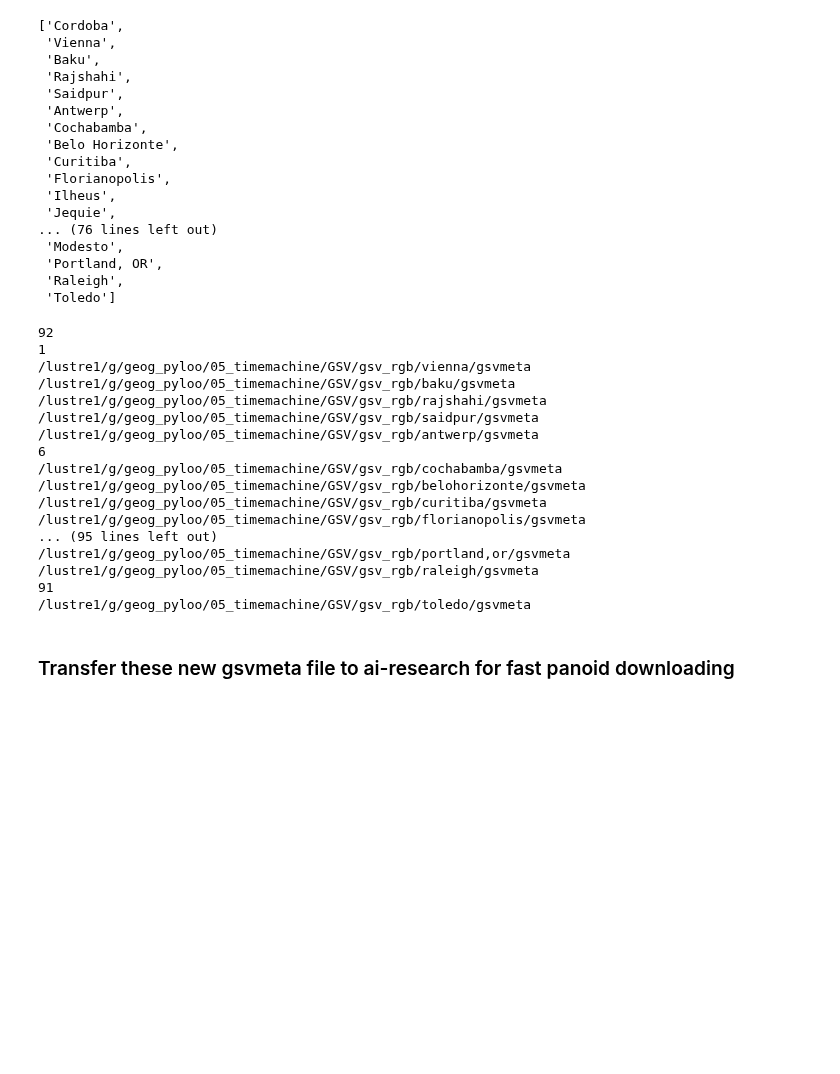
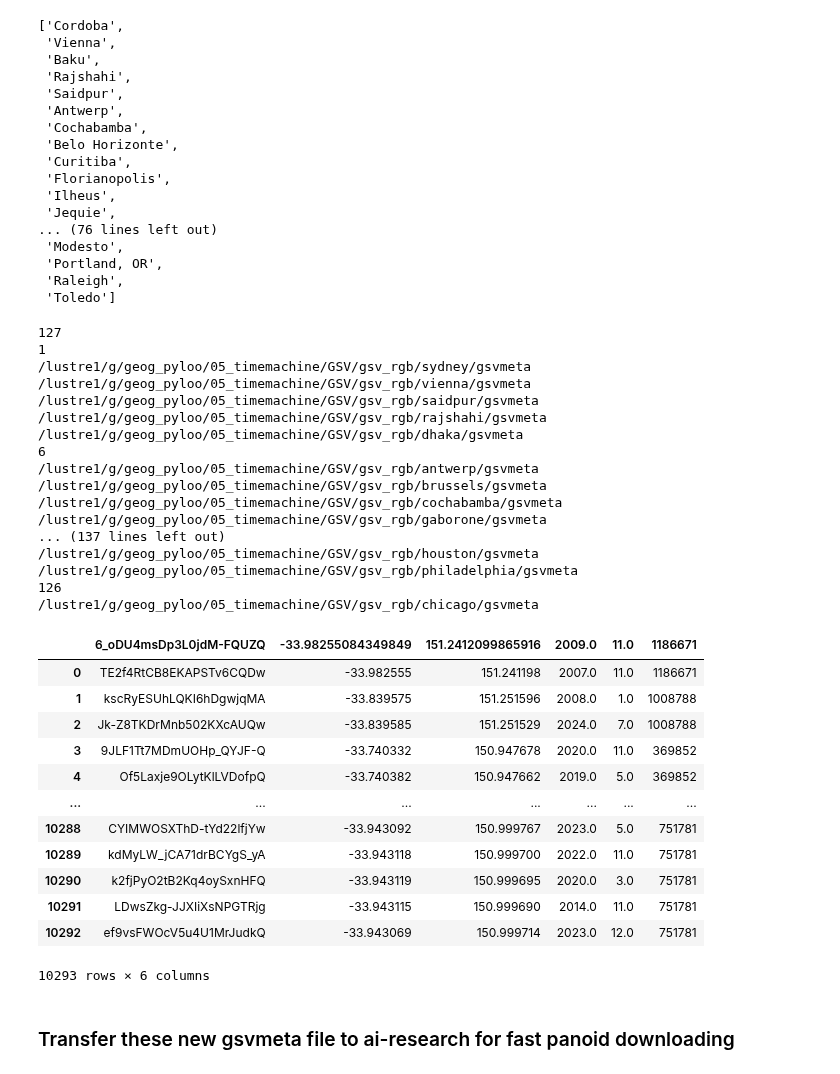
Before and after one commit to brookefzy/uvi-time-machine, a Jupyter notebook: _script/X-data-org/01_downloadpipeline.ipynb, the cells around one changed output. Saved outputs shown, nothing was run; the diff lists cells and outputs as text; code cells hidden in the pictures; blank space fills up the shorter version.

```diff
--- a/_script/X-data-org/01_downloadpipeline.ipynb
+++ b/_script/X-data-org/01_downloadpipeline.ipynb
@@ -469,8 +445,9 @@ cityls
  'Toledo']
 # %%
 line = """
-python ./Request_GSV_panoid_pl.py --city={cityabbr}
+python /home/yuanzf/uvi-time-machine/_script/X-data-org/downloadGSV/Request_GSV_panoid_pl.py --city={cityabbr}
 """
+cityls = city_meta.index
 print(len(cityls))
 # check whether they all have the pt data
 PTFILE = 'sentPt.p'
@@ -491,20 +468,20 @@ for i in range(1, len(cityls), 5):
                     line.format(cityabbr = cityabbr)+'\n'
                 )
 # %% [output]
-92
+127
 1
+/lustre1/g/geog_pyloo/05_timemachine/GSV/gsv_rgb/sydney/gsvmeta
 /lustre1/g/geog_pyloo/05_timemachine/GSV/gsv_rgb/vienna/gsvmeta
-/lustre1/g/geog_pyloo/05_timemachine/GSV/gsv_rgb/baku/gsvmeta
+/lustre1/g/geog_pyloo/05_timemachine/GSV/gsv_rgb/saidpur/gsvmeta
 /lustre1/g/geog_pyloo/05_timemachine/GSV/gsv_rgb/rajshahi/gsvmeta
-/lustre1/g/geog_pyloo/05_timemachine/GSV/gsv_rgb/saidpur/gsvmeta
+/lustre1/g/geog_pyloo/05_timemachine/GSV/gsv_rgb/dhaka/gsvmeta
+6
 /lustre1/g/geog_pyloo/05_timemachine/GSV/gsv_rgb/antwerp/gsvmeta
-6
+/lustre1/g/geog_pyloo/05_timemachine/GSV/gsv_rgb/brussels/gsvmeta
 /lustre1/g/geog_pyloo/05_timemachine/GSV/gsv_rgb/cochabamba/gsvmeta
-/lustre1/g/geog_pyloo/05_timemachine/GSV/gsv_rgb/belohorizonte/gsvmeta
-/lustre1/g/geog_pyloo/05_timemachine/GSV/gsv_rgb/curitiba/gsvmeta
-/lustre1/g/geog_pyloo/05_timemachine/GSV/gsv_rgb/florianopolis/gsvmeta
-... (95 lines left out)
-/lustre1/g/geog_pyloo/05_timemachine/GSV/gsv_rgb/portland,or/gsvmeta
-/lustre1/g/geog_pyloo/05_timemachine/GSV/gsv_rgb/raleigh/gsvmeta
-91
-/lustre1/g/geog_pyloo/05_timemachine/GSV/gsv_rgb/toledo/gsvmeta
+/lustre1/g/geog_pyloo/05_timemachine/GSV/gsv_rgb/gaborone/gsvmeta
+... (137 lines left out)
+/lustre1/g/geog_pyloo/05_timemachine/GSV/gsv_rgb/houston/gsvmeta
+/lustre1/g/geog_pyloo/05_timemachine/GSV/gsv_rgb/philadelphia/gsvmeta
+126
+/lustre1/g/geog_pyloo/05_timemachine/GSV/gsv_rgb/chicago/gsvmeta
@@ -511,3 +493,19 @@ for i in range(1, len(cityls), 5):
+# %%
+['panoid','lat','lon', 'year', 'month', 'id']
+# %% [output]
+|  | 6_oDU4msDp3L0jdM-FQUZQ | -33.98255084349849 | 151.2412099865916 | 2009.0 | 11.0 | 1186671 |
+| 0 | TE2f4RtCB8EKAPSTv6CQDw | -33.982555 | 151.241198 | 2007.0 | 11.0 | 1186671 |
+| 1 | kscRyESUhLQKI6hDgwjqMA | -33.839575 | 151.251596 | 2008.0 | 1.0 | 1008788 |
+| 2 | Jk-Z8TKDrMnb502KXcAUQw | -33.839585 | 151.251529 | 2024.0 | 7.0 | 1008788 |
+| 3 | 9JLF1Tt7MDmUOHp_QYJF-Q | -33.740332 | 150.947678 | 2020.0 | 11.0 | 369852 |
+| 4 | Of5Laxje9OLytKlLVDofpQ | -33.740382 | 150.947662 | 2019.0 | 5.0 | 369852 |
+| ... | ... | ... | ... | ... | ... | ... |
+| 10288 | CYIMWOSXThD-tYd22lfjYw | -33.943092 | 150.999767 | 2023.0 | 5.0 | 751781 |
+| 10289 | kdMyLW_jCA71drBCYgS_yA | -33.943118 | 150.999700 | 2022.0 | 11.0 | 751781 |
+| 10290 | k2fjPyO2tB2Kq4oySxnHFQ | -33.943119 | 150.999695 | 2020.0 | 3.0 | 751781 |
+| 10291 | LDwsZkg-JJXIiXsNPGTRjg | -33.943115 | 150.999690 | 2014.0 | 11.0 | 751781 |
+| 10292 | ef9vsFWOcV5u4U1MrJudkQ | -33.943069 | 150.999714 | 2023.0 | 12.0 | 751781 |
+10293 rows × 6 columns
 # %% [markdown]
 ### Transfer these new gsvmeta file to ai-research for fast panoid downloading
 # %%
```
Also changed, not shown: parts of 8 cells of this notebook, 7 other files.
